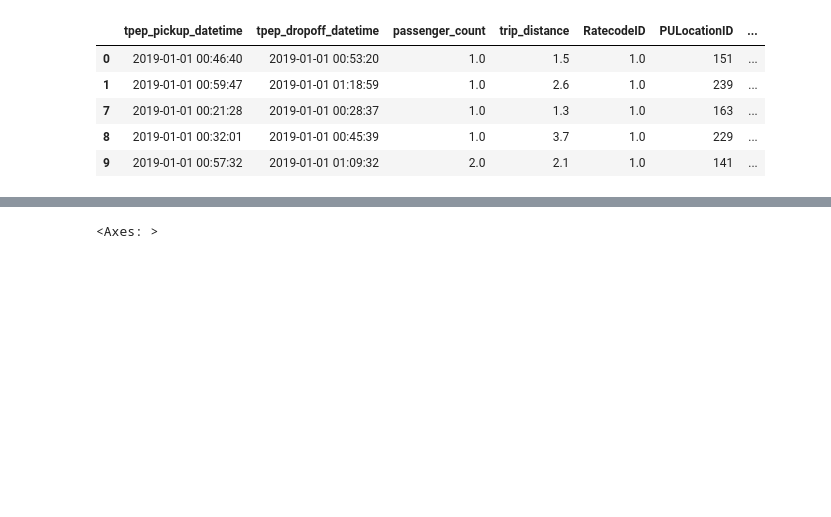
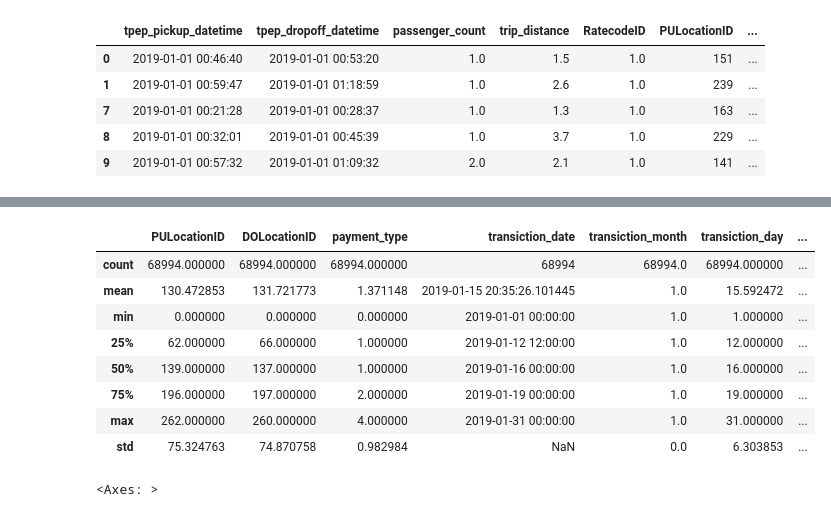
Before and after one commit to ebraheem002/nyc-taxi, a Jupyter notebook: presentable nootebook.ipynb, the cells around one changed output, grey strips where cells are left out. Cells and saved outputs as stored; diff of their text form; code cells hidden in the pictures; blank space fills up the shorter version.

```diff
--- a/presentable nootebook.ipynb
+++ b/presentable nootebook.ipynb
@@ -223,3 +218,15 @@ taxi_grouped_by_region.head()
+# %%
+taxi_grouped_by_region.describe()
+# %% [output]
+|  | PULocationID | DOLocationID | payment_type | transiction_date | transiction_month | transiction_day | ... |
+| count | 68994.000000 | 68994.000000 | 68994.000000 | 68994 | 68994.0 | 68994.000000 | ... |
+| mean | 130.472853 | 131.721773 | 1.371148 | 2019-01-15 20:35:26.101445 | 1.0 | 15.592472 | ... |
+| min | 0.000000 | 0.000000 | 0.000000 | 2019-01-01 00:00:00 | 1.0 | 1.000000 | ... |
+| 25% | 62.000000 | 66.000000 | 1.000000 | 2019-01-12 12:00:00 | 1.0 | 12.000000 | ... |
+| 50% | 139.000000 | 137.000000 | 1.000000 | 2019-01-16 00:00:00 | 1.0 | 16.000000 | ... |
+| 75% | 196.000000 | 197.000000 | 2.000000 | 2019-01-19 00:00:00 | 1.0 | 19.000000 | ... |
+| max | 262.000000 | 260.000000 | 4.000000 | 2019-01-31 00:00:00 | 1.0 | 31.000000 | ... |
+| std | 75.324763 | 74.870758 | 0.982984 | NaN | 0.0 | 6.303853 | ... |
 # %%
 taxi_grouped_by_region['total_amount'].hist(bins=100, figsize=(10,5))
 # %% [output]
```
Also changed, not shown: parts of 9 cells of this notebook.
